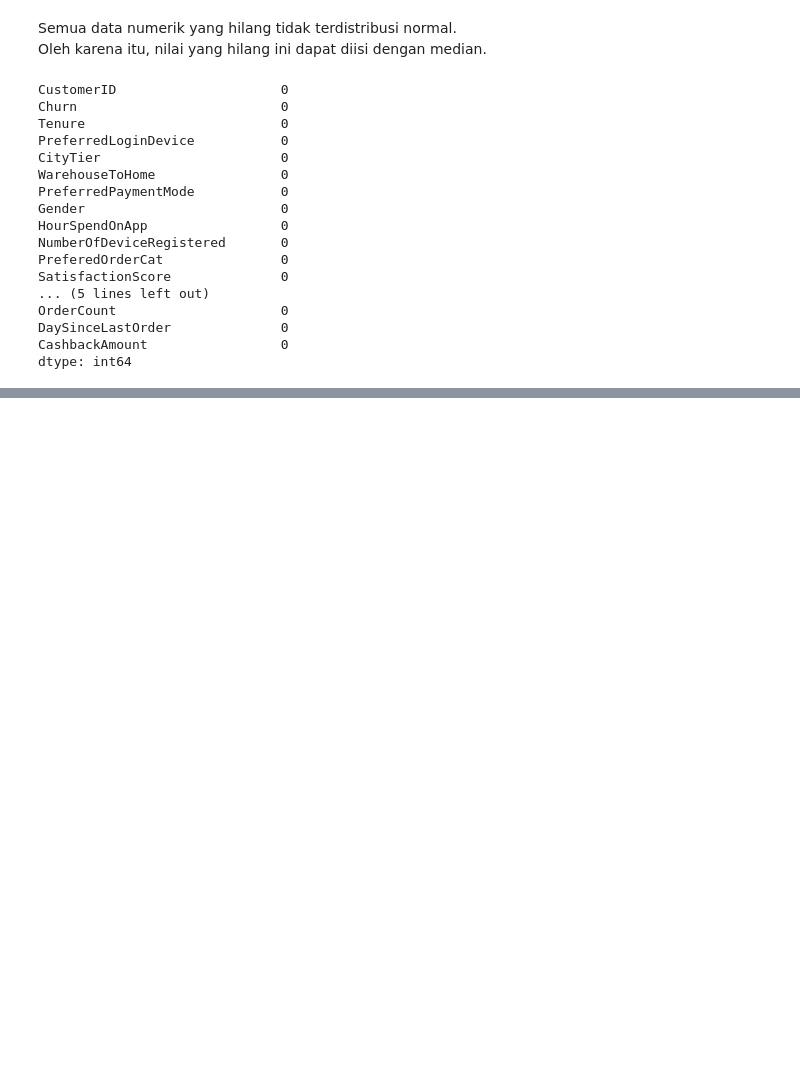
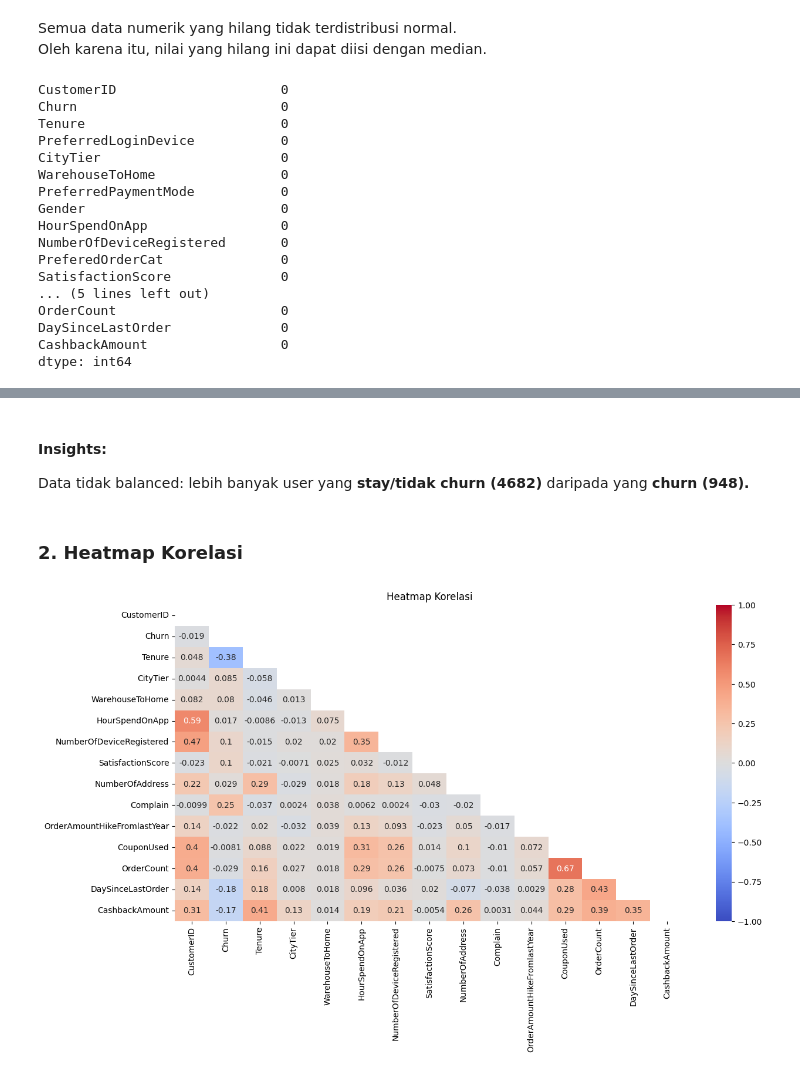
Before and after one commit to tasiamdln/E_Commerce_Churn_Analysis_ML, a Jupyter notebook: E_Commerce_Churn_Classification_and_Data_Analysis.ipynb, the cells around one changed output, grey strips where cells are left out. Drawn from its saved outputs; the diff is of its cells as text; code cells hidden in the pictures; blank space fills up the shorter version.

```diff
--- a/E_Commerce_Churn_Classification_and_Data_Analysis.ipynb
+++ b/E_Commerce_Churn_Classification_and_Data_Analysis.ipynb
@@ -335,0 +352,19 @@ dtype: int64
+# %% [markdown]
+#### **Insights:**
+Data tidak balanced: lebih banyak user yang **stay/tidak churn (4682)** daripada yang **churn (948).**
+# %% [markdown]
+### **2. Heatmap Korelasi**
+# %%
+matrix = df.corr(numeric_only=True, method='spearman')
+plt.figure(figsize=(14,7))
+plt.title('Heatmap Korelasi')
+sns.heatmap(data=matrix,
+            annot=True,
+            cmap='coolwarm',
+            center=0,
+            mask=np.triu(matrix),
+            vmin=-1,
+            vmax=1
+            );
+# %% [output]
+[figure, added]
```
Also changed, not shown: parts of 4 cells of this notebook.
